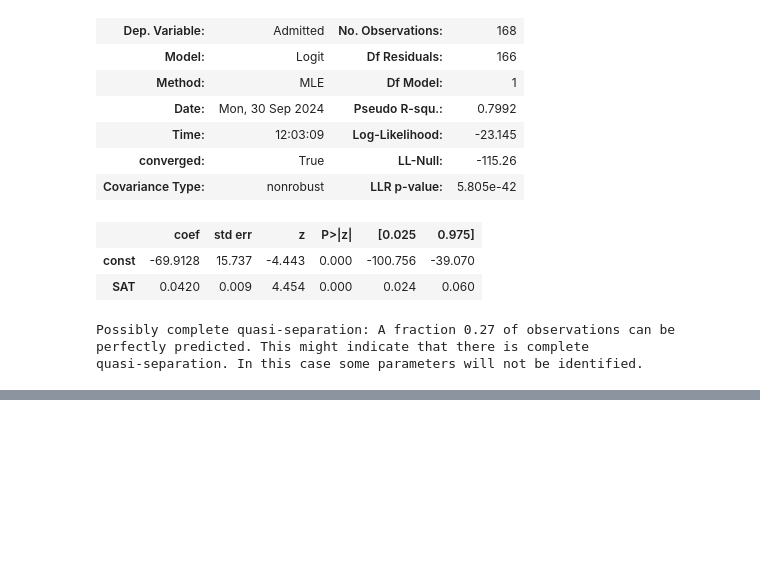
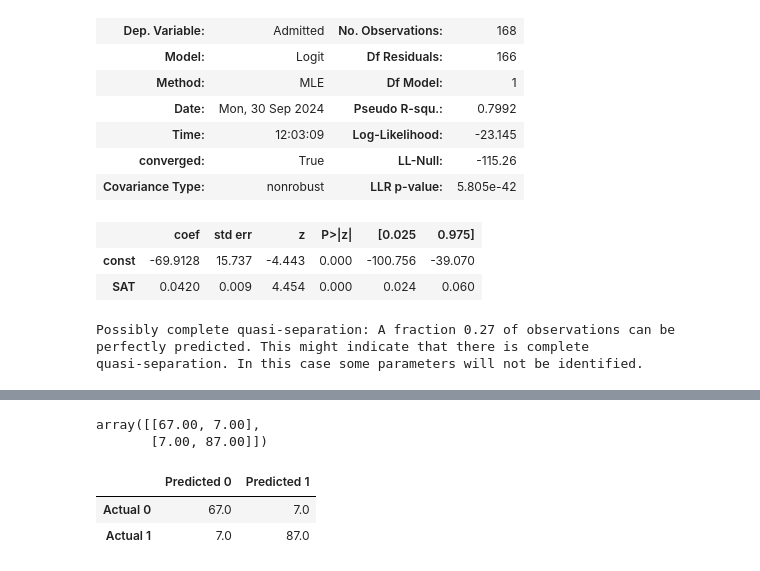
Before and after one commit to TshepisoMas/Python_programming, a Jupyter notebook: Logistic_Regression(dummyVariables).ipynb, the cells around one changed output, grey strips where cells are left out. Drawn from its saved outputs; the diff is of its cells as text; code cells hidden in the pictures; blank space fills up the shorter version.

```diff
--- a/Logistic_Regression(dummyVariables).ipynb
+++ b/Logistic_Regression(dummyVariables).ipynb
@@ -155,0 +192,15 @@ quasi-separation. In this case some parameters will not be identified.
+# %%
+results_logit.pred_table()
+# %% [output]
+array([[67.00, 7.00],
+       [7.00, 87.00]])
+# %%
+#@title CONFUSION MATRIX
+cm_df = pd.DataFrame(results_logit.pred_table())
+cm_df.columns = ['Predicted 0','Predicted 1']
+cm_df = cm_df.rename(index={0:'Actual 0',1:'Actual 1'})
+cm_df
+# %% [output]
+|  | Predicted 0 | Predicted 1 |
+| Actual 0 | 67.0 | 7.0 |
+| Actual 1 | 7.0 | 87.0 |
```
Also changed, not shown: parts of 4 cells of this notebook.
